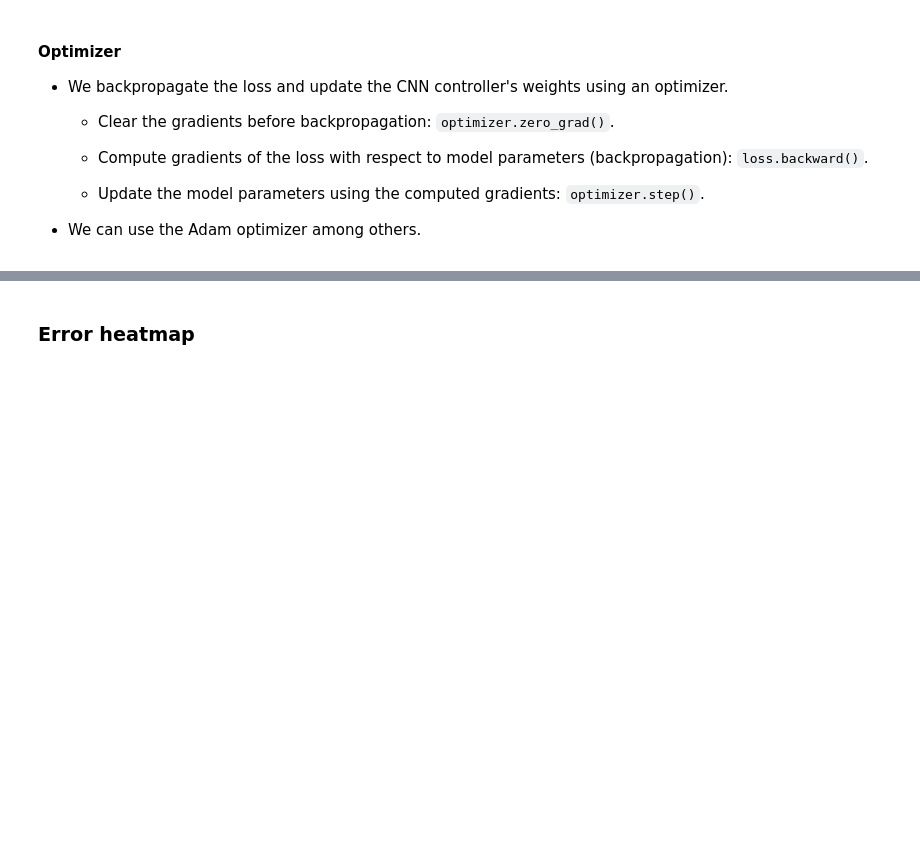
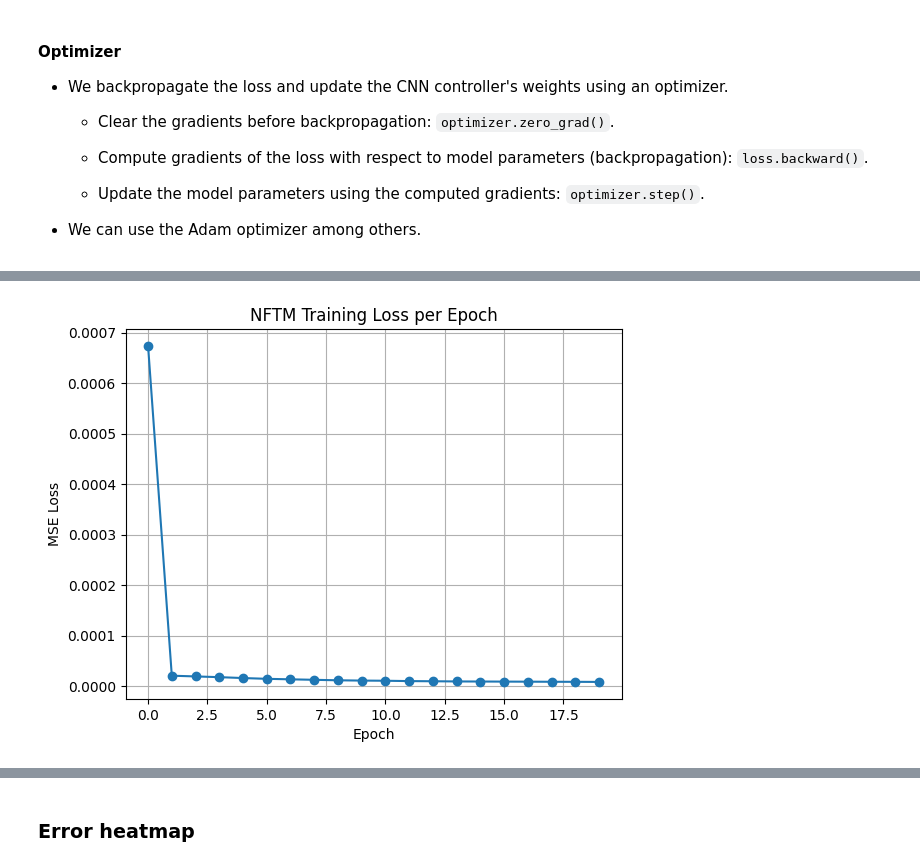
Before and after one commit to Samuel-Chapuis/CS-NFTM-Fork, a Jupyter notebook: NFTM_for_Physic/CNN_burgers_1D.ipynb, the cells around one changed output, grey strips where cells are left out. Drawn from its saved outputs; the diff is of its cells as text; code cells hidden in the pictures; blank space fills up the shorter version.

```diff
--- a/NFTM_for_Physic/CNN_burgers_1D.ipynb
+++ b/NFTM_for_Physic/CNN_burgers_1D.ipynb
@@ -399,0 +383,21 @@ plt.show()
+# %%
+train_loader = DataLoader(patch_dataset, batch_size=64, shuffle=True)
+
+num_epochs = 20  # adjust as needed
+epoch_losses = []  # list to store average loss per epoch
+# fields_history = []  # Optionally store predictions for heatmap
+cnn_controller.train()
+
+for epoch in range(num_epochs):
+    epoch_loss = 0.0
+    for patch, nu, target in train_loader:
+        patch, nu, target = patch.to(device), nu.to(device), target.to(device)
+        optimizer.zero_grad() # clear the gradients
+        predicted = cnn_controller(patch, nu)  # (batch_size, 1)
+        loss = mse_loss(predicted, target)
+        loss.backward()
+        optimizer.step()
+        epoch_loss += loss.item() * patch.size(0)
+    avg_loss = epoch_loss / len(train_loader.dataset)
+    epoch_losses.append(avg_loss)
+    print(f"Epoch {epoch+1}/{num_epochs}: Loss={avg_loss:.6f}")
@@ -399,0 +425,11 @@ plt.show()
+# %%
+# Loss Evolution Plot
+plt.figure()
+plt.plot(epoch_losses, marker='o')
+plt.xlabel('Epoch')
+plt.ylabel('MSE Loss')
+plt.title('NFTM Training Loss per Epoch')
+plt.grid(True)
+plt.show()
+# %% [output]
+[figure, added]
```
Also changed, not shown: parts of 15 cells of this notebook.
